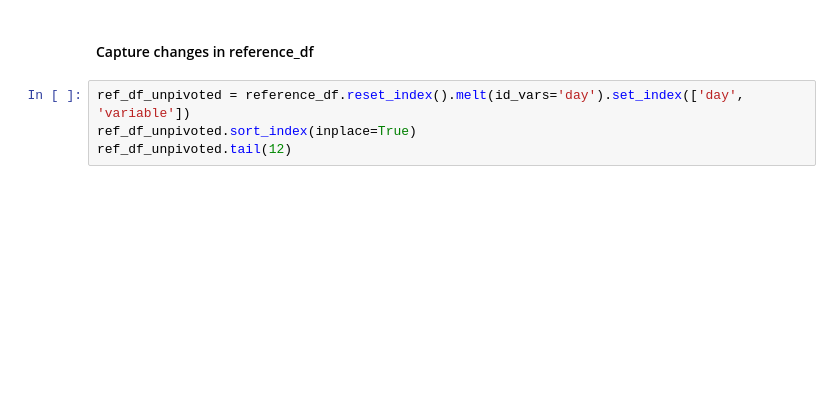
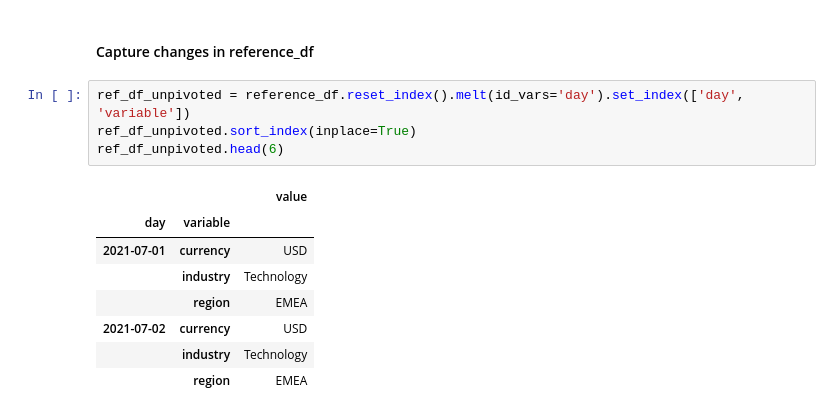
Before and after one commit to andr3wpex/ReferenceDataChange, a Jupyter notebook: ReferenceDataChange.ipynb, the cells around one changed output. Drawn from its saved outputs; the diff is of its cells as text; blank space fills up the shorter version.

```diff
--- a/ReferenceDataChange.ipynb
+++ b/ReferenceDataChange.ipynb
@@ -41,7 +99,16 @@ reference_df
 # %%
 ref_df_unpivoted = reference_df.reset_index().melt(id_vars='day').set_index(['day', 'variable'])
 ref_df_unpivoted.sort_index(inplace=True)
-ref_df_unpivoted.tail(12)
+ref_df_unpivoted.head(6)
+# %% [output]
+|  |  | value |
+| day | variable |  |
+| 2021-07-01 | currency | USD |
+|  | industry | Technology |
+|  | region | EMEA |
+| 2021-07-02 | currency | USD |
+|  | industry | Technology |
+|  | region | EMEA |
 # %%
 from pprint import pprint
 change = []
```
Also changed, not shown: parts of 12 cells of this notebook.
